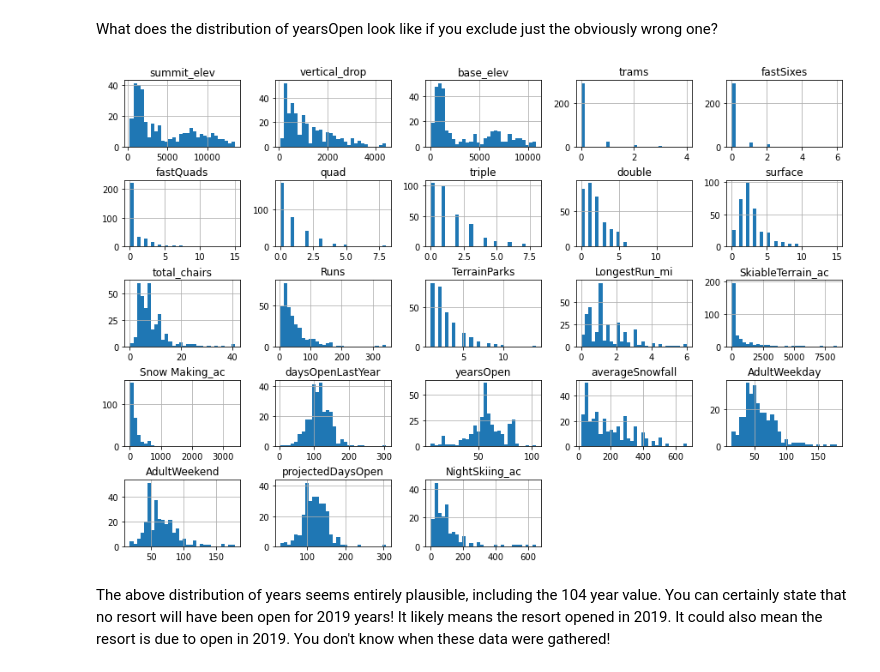
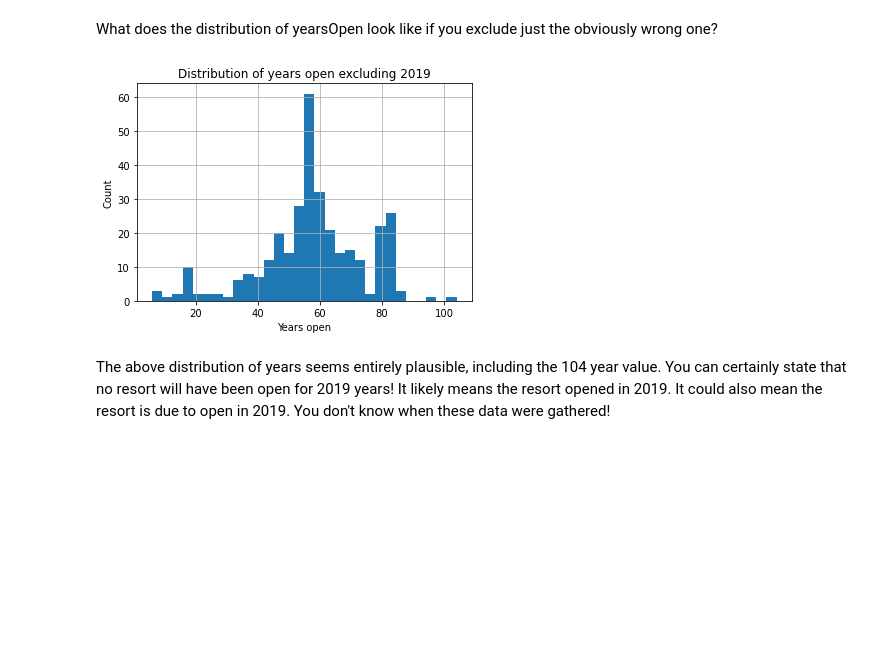
Before and after one commit to Br111t/DataScienceGuidedCapstone, a Jupyter notebook: Notebooks/02_data_wrangling.ipynb, the cells around one changed output. Saved outputs shown, nothing was run; the diff lists cells and outputs as text; code cells hidden in the pictures; blank space fills up the shorter version.

```diff
--- a/Notebooks/02_data_wrangling.ipynb
+++ b/Notebooks/02_data_wrangling.ipynb
@@ -676,14 +676,13 @@ What does the distribution of yearsOpen look like if you exclude just the obviou
 # %%
 #Code task 26#
 #Call the hist method on 'yearsOpen' after filtering for values under 1000
 #Pass the argument bins=30 to hist(), but feel free to explore other values
-ski_data.loc[ski_data.yearsOpen < 1000].hist(bins=30, figsize=(15,10))
+ski_data.yearsOpen[ski_data.yearsOpen < 1000].hist(bins=30)
 plt.xlabel('Years open')
 plt.ylabel('Count')
-plt.title('Distribution of years open excluding 2019')
-plt.subplots_adjust(hspace=0.5);
+plt.title('Distribution of years open excluding 2019');
 # %% [output]
-[figure, old version]
+[figure, new version]
 # %% [markdown]
 The above distribution of years seems entirely plausible, including the 104 year value. You can certainly state that no resort will have been open for 2019 years! It likely means the resort opened in 2019. It could also mean the resort is due to open in 2019. You don't know when these data were gathered!
 # %% [markdown]
```
Also changed, not shown: parts of 9 cells of this notebook.
